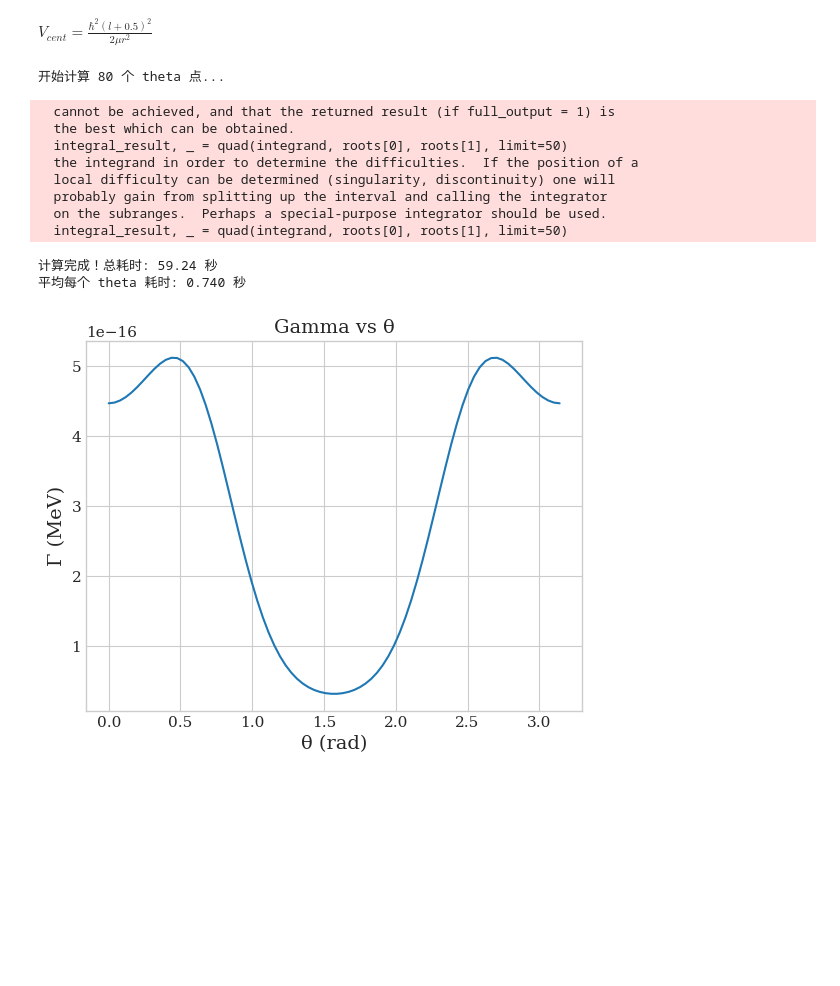
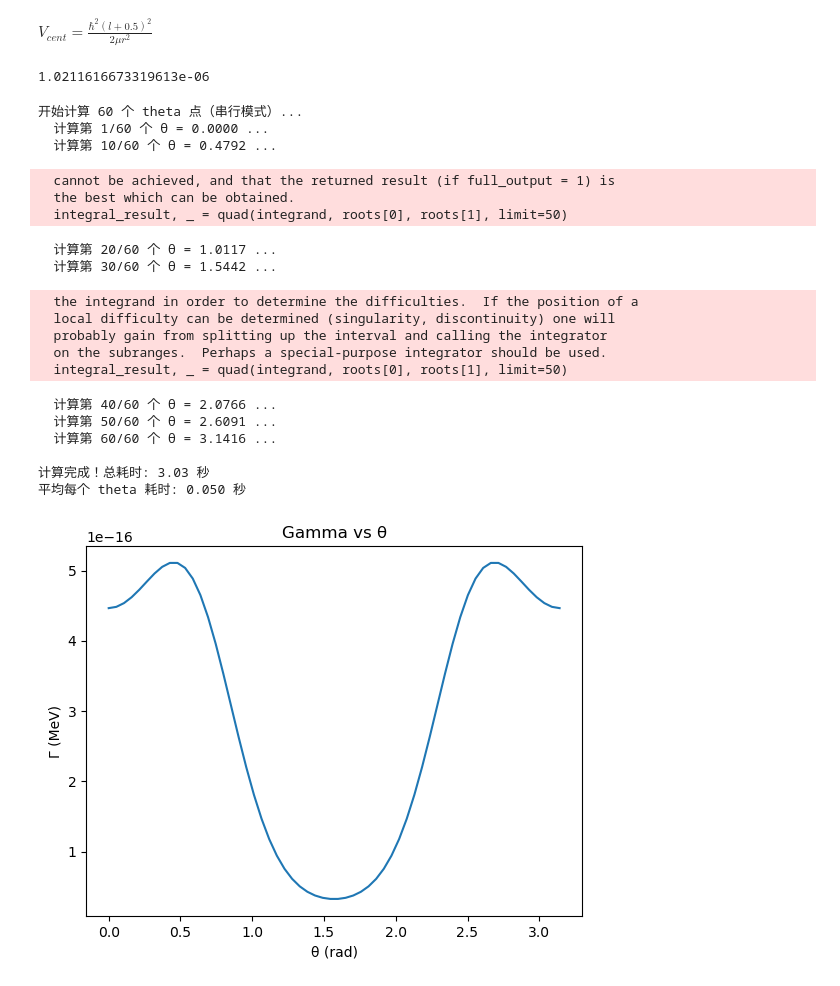
Before and after one commit to Duohereshui99/fit.test, a Jupyter notebook: ff/ff.ipynb, the cells around one changed output. Cells and saved outputs as stored; diff of their text form; code cells hidden in the pictures; blank space fills up the shorter version.

```diff
--- a/ff/ff.ipynb
+++ b/ff/ff.ipynb
@@ -195,59 +194,79 @@ def compute_gamma_for_theta(theta, m1, m2, z1, z2, Rc0, V0, a0, r0, P0, beta2, b
     integral_result, _ = quad(integrand, roots[0], roots[1], limit=50)
     F = 1 / integral_result
 
-    action, _ = quad(k, roots[1], roots[2], limit=100)
+    action, _ = quad(k, roots[1], roots[2], limit=50)
     Gamma = P0 * F * hbarc**2 / (4 * mu) * np.exp(-2 * action)
+
 
     return Gamma
 
-
-def Model(m1, m2, z1, z2, Rc0, V0, a0, r0, P0, beta2, beta4, beta2tilde, beta4tilde, n_theta=120):
-
+def Model(m1, m2, z1, z2, Rc0, V0, a0, r0, P0, beta2, beta4, beta2tilde, beta4tilde, n_theta):
+    """
+    计算 Gamma(theta) 在 [0, π] 上的数组（串行版本，无并行）
+    n_theta: theta 网格点数，默认 120
+    """
+    import time
     start_time = time.time()
 
     theta_grid = np.linspace(0, np.pi, n_theta)
 
-    print(f"开始计算 {n_theta} 个 theta 点...")
+    print(f"开始计算 {n_theta} 个 theta 点（串行模式）...")
 
-    # 并行计算每个 theta 的 Gamma（最关键的加速点）
-    gamma_list = Parallel(n_jobs=-1, backend="threading")(
-        delayed(compute_gamma_for_theta)(
+    gamma_list = []
+    for idx, theta in enumerate(theta_grid, 1):
+        # 打印进度（每 10 个点输出一次）
+        if idx % 10 == 0 or idx == 1 or idx == n_theta:
+            print(f"  计算第 {idx}/{n_theta} 个 θ = {theta:.4f} ...")
+
+        gamma = compute_gamma_for_theta(
             theta, m1, m2, z1, z2, Rc0, V0, a0, r0, P0, beta2, beta4, beta2tilde, beta4tilde
         )
-        for theta in theta_grid
-    )
+        gamma_list.append(gamma)
 
     Gamma_array = np.array(gamma_list)
 
     total_time = time.time() - start_time
-    print(f"计算完成！总耗时: {total_time:.2f} 秒")
+    print(f"\n计算完成！总耗时: {total_time:.2f} 秒")
     print(f"平均每个 theta 耗时: {total_time / n_theta:.3f} 秒")
 
-    # 可选：返回 theta 和 Gamma 的对应关系
+    # 返回 theta 和 Gamma 的对应关系
     return theta_grid, Gamma_array
+# %%
+gamma_0=compute_gamma_for_theta(0, m1, m2, z1, z2, Rc0, V0, a0, r0, P0, beta2, beta4, beta2tilde, beta4tilde)
+print(hbarc*np.log(2)/gamma_0*1/3*1e-23)
+# %% [output]
+1.0211616673319613e-06
 # %%
-theta_arr, Gamma_arr = Model(m1, m2, z1, z2, Rc0, V0, a0, r0, P0, beta2, beta4, beta2tilde, beta4tilde, n_theta=80)
+theta_arr, Gamma_arr = Model(m1, m2, z1, z2, Rc0, V0, a0, r0, P0, beta2, beta4, beta2tilde, beta4tilde, n_theta=60)
 
 # 画图查看
 import matplotlib.pyplot as plt
 plt.plot(theta_arr, Gamma_arr)
 plt.xlabel("θ (rad)")
 plt.ylabel("Γ (MeV)")
 plt.title("Gamma vs θ")
 plt.show()
 # %% [output]
-开始计算 80 个 theta 点...
+开始计算 60 个 theta 点（串行模式）...
+  计算第 1/60 个 θ = 0.0000 ...
+  计算第 10/60 个 θ = 0.4792 ...
   cannot be achieved, and that the returned result (if full_output = 1) is
   the best which can be obtained.
   integral_result, _ = quad(integrand, roots[0], roots[1], limit=50)
-  the integrand in order to determine the difficulties.  If the position of a
-  local difficulty can be determined (singularity, discontinuity) one will
-  probably gain from splitting up the interval and calling the integrator
-  on the subranges.  Perhaps a special-purpose integrator should be used.
-  integral_result, _ = quad(integrand, roots[0], roots[1], limit=50)
-计算完成！总耗时: 59.24 秒
-平均每个 theta 耗时: 0.740 秒
+  计算第 20/60 个 θ = 1.0117 ...
+  计算第 30/60 个 θ = 1.5442 ...
+  the integrand in order to determine the difficulties.  If the position of a
+  local difficulty can be determined (singularity, discontinuity) one will
+  probably gain from splitting up the interval and calling the integrator
+  on the subranges.  Perhaps a special-purpose integrator should be used.
+  integral_result, _ = quad(integrand, roots[0], roots[1], limit=50)
+  计算第 40/60 个 θ = 2.0766 ...
+  计算第 50/60 个 θ = 2.6091 ...
+  计算第 60/60 个 θ = 3.1416 ...
+
+计算完成！总耗时: 3.03 秒
+平均每个 theta 耗时: 0.050 秒
-[figure, old version]
+[figure, new version]
 # %%
 plt.figure(figsize=(12, 8))
 
```
Also changed, not shown: parts of 3 cells of this notebook.
